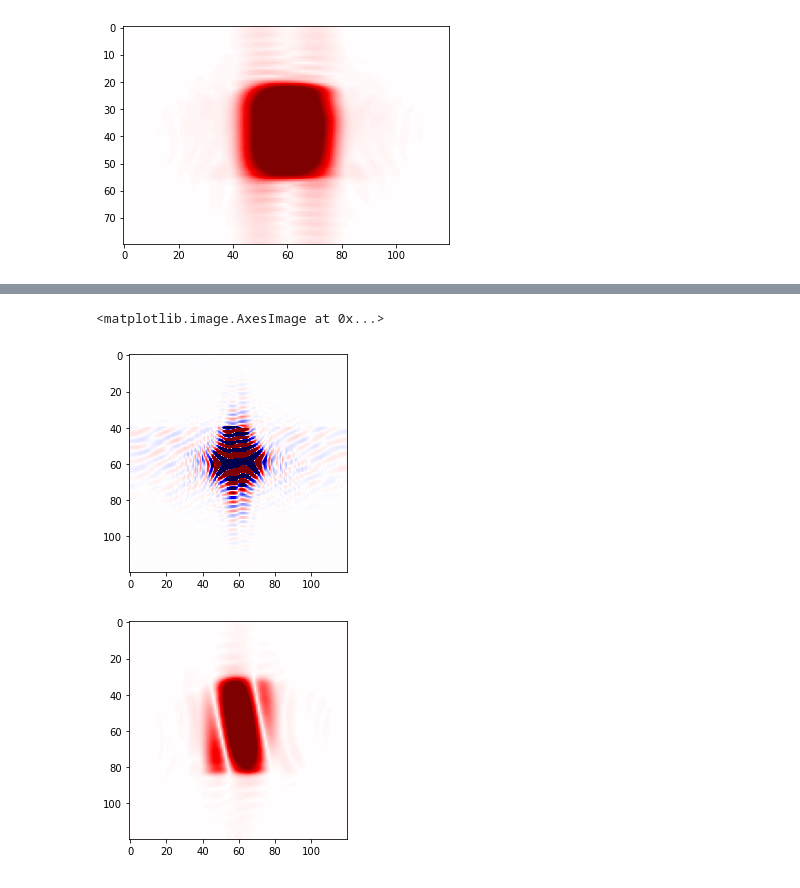
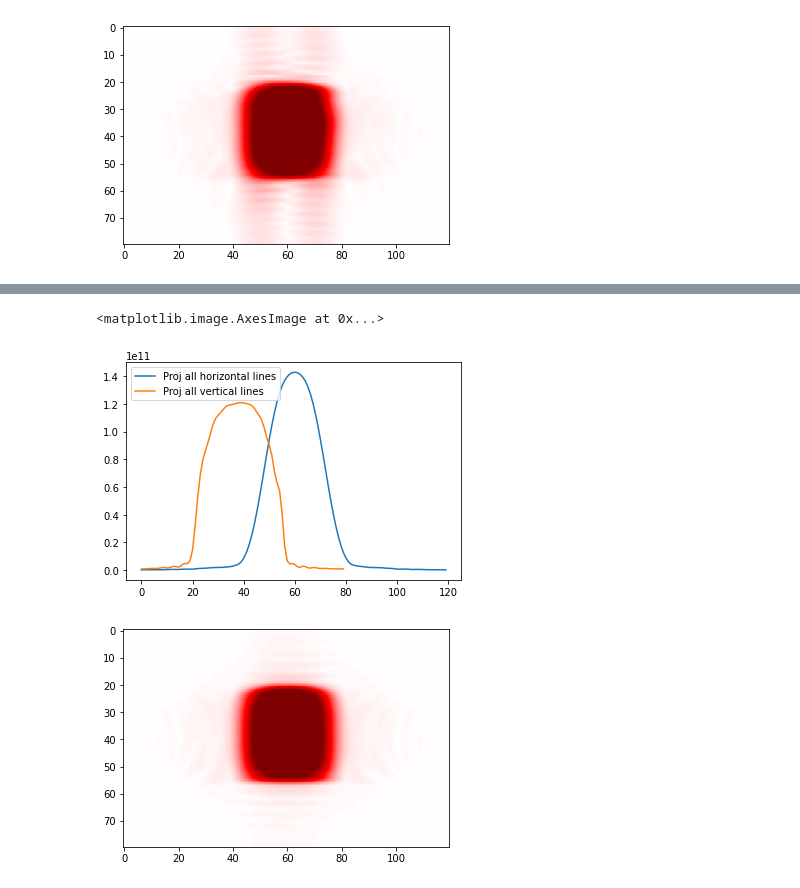
Before and after one commit to Xiao-JI-94158/BrukerParaVisionPostProcessing, a Jupyter notebook: EpiFidReader.ipynb, the cells around one changed output, grey strips where cells are left out. Saved outputs shown, nothing was run; the diff lists cells and outputs as text; code cells hidden in the pictures.

```diff
--- a/EpiFidReader.ipynb
+++ b/EpiFidReader.ipynb
@@ -263,25 +181,13 @@ plt.imshow(np.abs(np.fft.fftshift(np.fft.fft2(fid_left+np.fliplr(fid_right)))),
 # %%
-def synthesize_phase_conjugate_fid_2d(zerofilled_fid_2d):
-    synthesized_fid_2d = copy.deepcopy(zerofilled_fid_2d)
-    for line_idx, line in enumerate(zerofilled_fid_2d):
-        if (not line.any()):
-            line = zerofilled_fid_2d[-1*line_idx]
-            synthesized_fid_2d[line_idx] = line[::-1]
-    return synthesized_fid_2d
-
-
-
-zerofilled_combined_fid_2d = fid_left+np.fliplr(fid_right)
-
-synthesized_fid_2d = synthesize_phase_conjugate_fid_2d(zerofilled_combined_fid_2d)
+profile = np.abs(fft_reformatted_left)+np.abs(fft_reformatted_right)
+plt.figure()
+plt.plot(np.sum(profile, axis=0), label='Proj all horizontal lines')
+plt.plot(np.sum(profile, axis=1), label='Proj all vertical lines')
+plt.legend()
 
 plt.figure()
-
-plt.imshow(np.real(synthesized_fid_2d), cmap="seismic", vmin=-1*2**20, vmax=2**20)
-
-plt.figure()
-plt.imshow(np.abs(np.fft.fftshift(np.fft.fft2(synthesized_fid_2d))), cmap="seismic", vmin=-1*2**31, vmax=2**31)
+plt.imshow(np.abs(fft_reformatted_left)+np.abs(fft_reformatted_right), cmap="seismic", vmin=-1*2**31, vmax=2**31)
 # %% [output]
 <matplotlib.image.AxesImage at 0x...>
-[figure, old version]
+[figure, new version]
-[figure, old version]
+[figure, new version]
```
Also changed, not shown: parts of 11 cells of this notebook.
